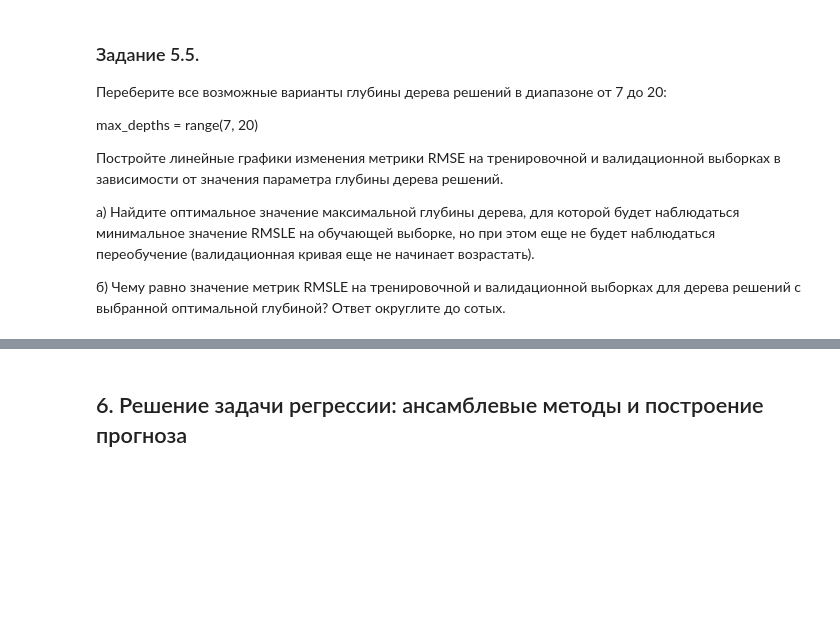
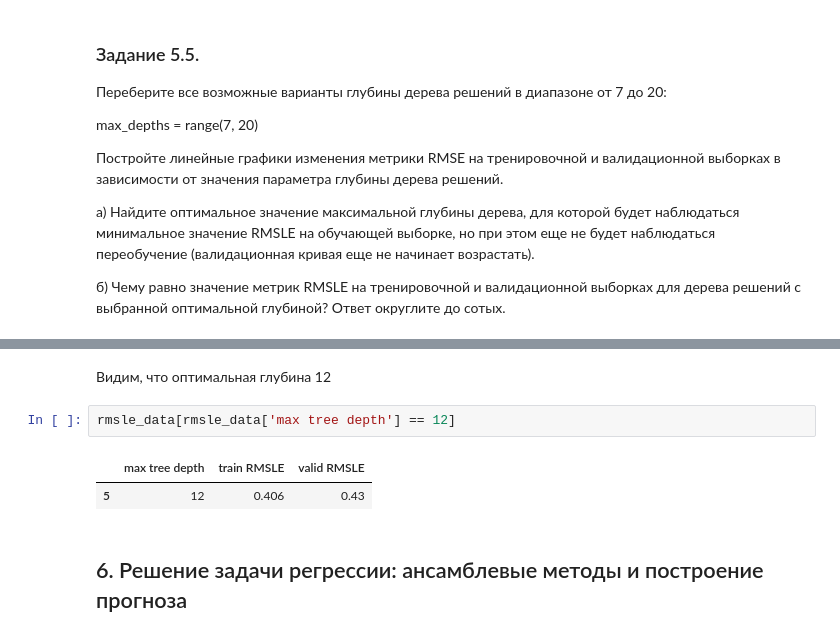
Before and after one commit to VladislavShumskiy/Projects, a Jupyter notebook: project_5/Project-5._Ноутбук-шаблон.ipynb, the cells around one changed output, grey strips where cells are left out. Cells and saved outputs as stored; diff of their text form; blank space fills up the shorter version.

```diff
--- a/project_5/Project-5._Ноутбук-шаблон.ipynb
+++ b/project_5/Project-5._Ноутбук-шаблон.ipynb
@@ -910,3 +967,10 @@ max_depths = range(7, 20)
+# %% [markdown]
+Видим, что оптимальная глубина 12
+# %%
+rmsle_data[rmsle_data['max tree depth'] == 12]
+# %% [output]
+|  | max tree depth | train RMSLE | valid RMSLE |
+| 5 | 12 | 0.406 | 0.43 |
 # %% [markdown]
 ## 6. Решение задачи регрессии: ансамблевые методы и построение прогноза
 # %% [markdown]
```
Also changed, not shown: parts of 45 cells of this notebook, 1 other file.
